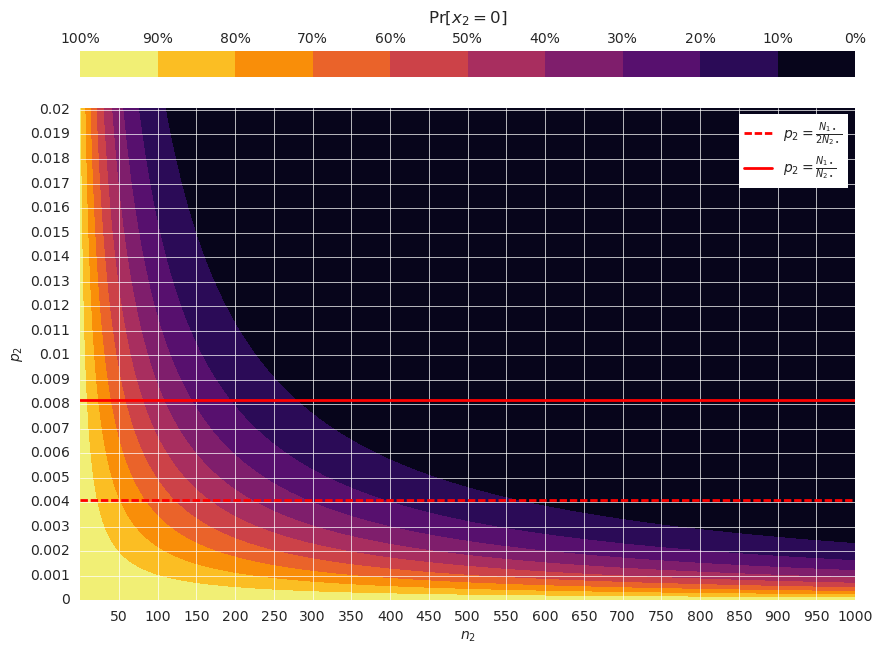
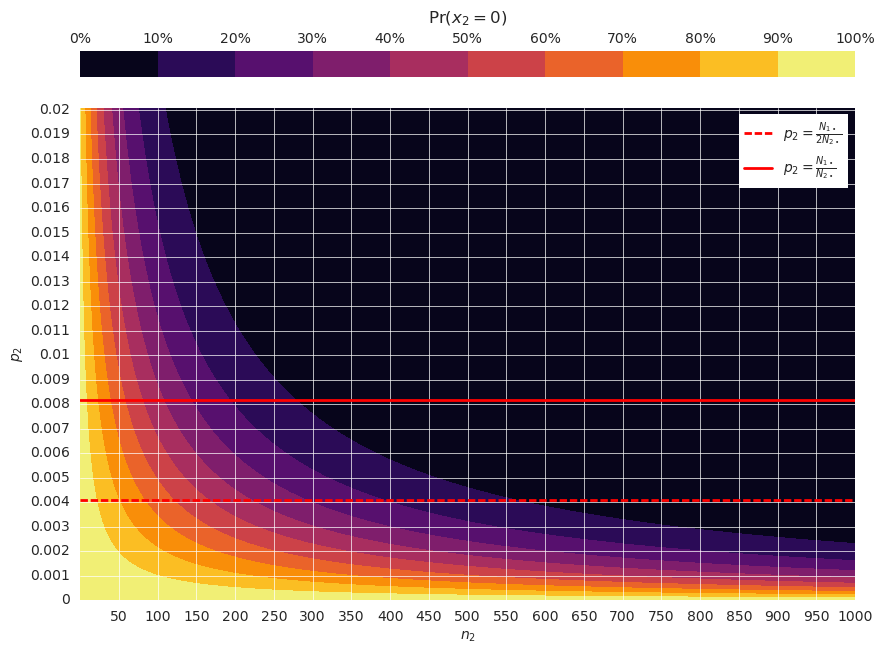
Unified diff of the notebook cell whose output changed from the first chart to the second:
--- before
+++ after
@@ -52,7 +52,6 @@
 prob_labels = [f'{prob:.0%}' for prob in probs] if annot else False
 cbar.ax.tick_params(length=0)
-cbar.ax.invert_xaxis()
 plt.setp(cbar.ax.spines.values(), visible=False) 
-cbar.ax.set_title(r'$\mathrm{Pr}[x_2=0]$')
+cbar.ax.set_title(r'$\mathrm{Pr}(x_2=0)$')
 
 plt.gca().invert_yaxis()

Commit: made Pr notation consistent